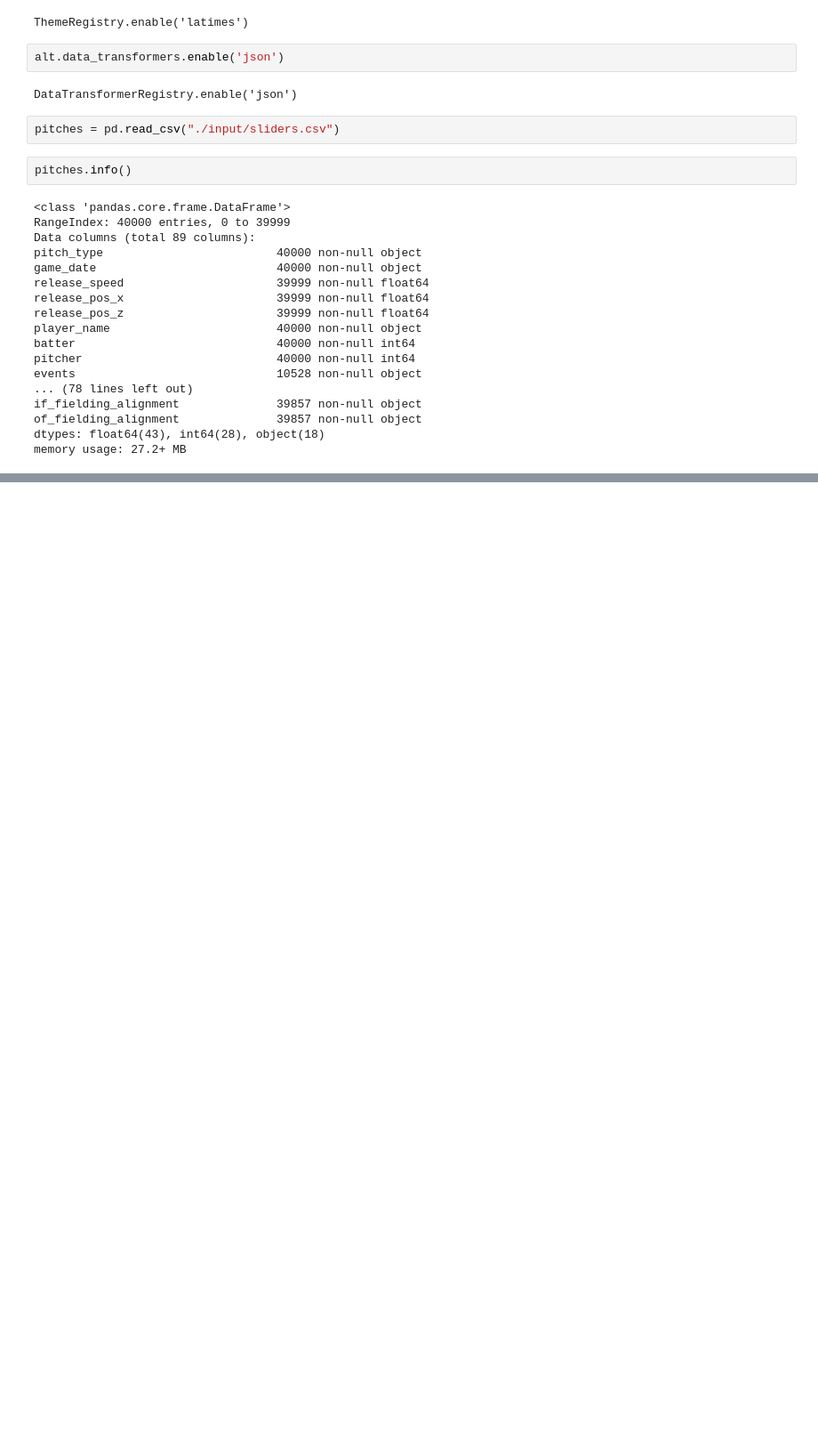
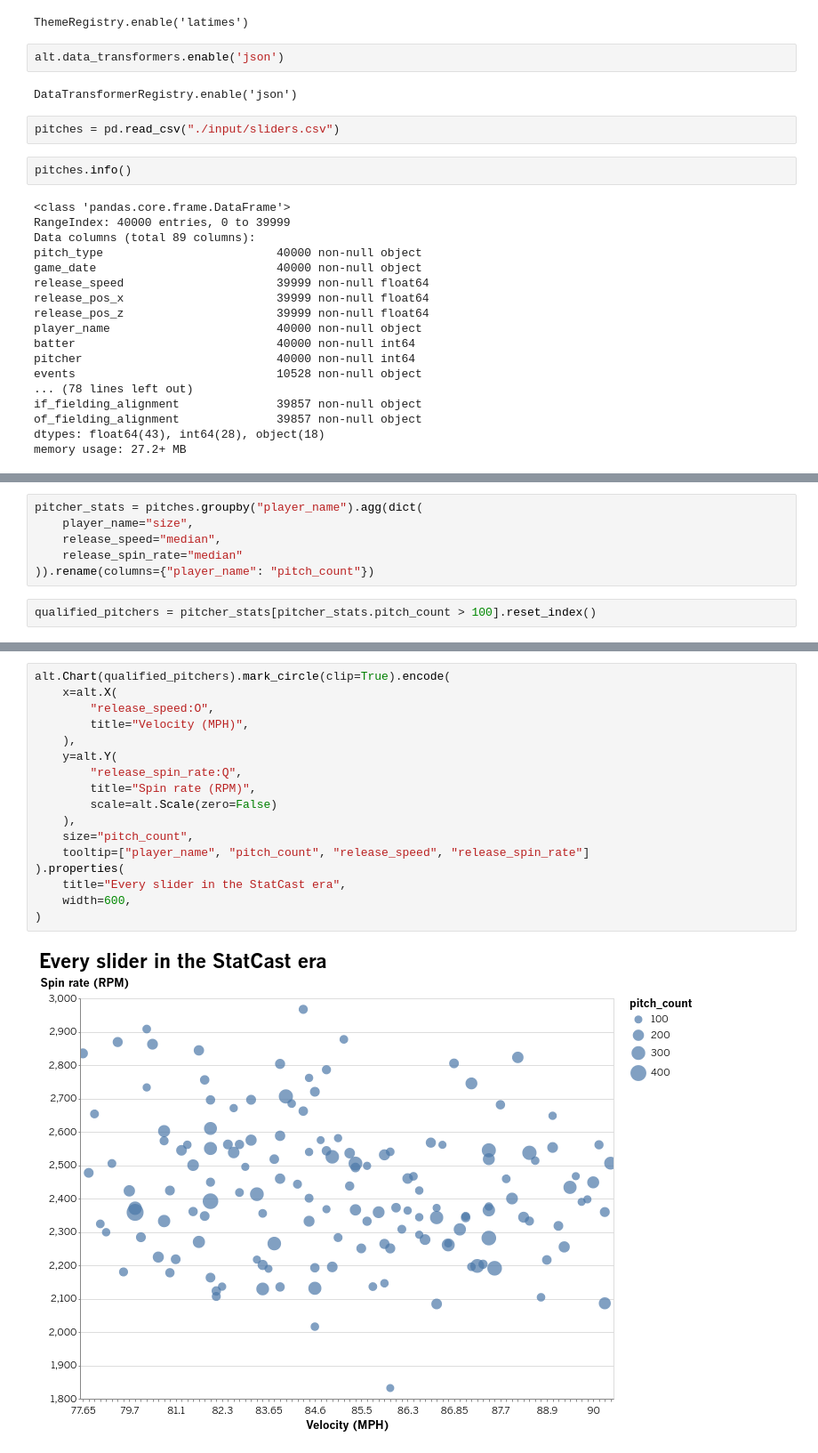
Before and after one commit to palewire/baseball-notebooks, a Jupyter notebook: sale-pitches.ipynb, the cells around one changed output, grey strips where cells are left out. Shown at 89% size. Drawn from its saved outputs; the diff is of its cells as text; blank space fills up the shorter version.

```diff
--- a/sale-pitches.ipynb
+++ b/sale-pitches.ipynb
@@ -112,0 +57,8 @@ dots2 = alt.Chart(analysis_set[analysis_set.player_name == 'Chris Sale']).mark_c
+# %%
+pitcher_stats = pitches.groupby("player_name").agg(dict(
+    player_name="size",
+    release_speed="median",
+    release_spin_rate="median"
+)).rename(columns={"player_name": "pitch_count"})
+# %%
+qualified_pitchers = pitcher_stats[pitcher_stats.pitch_count > 100].reset_index()
@@ -112,0 +83,19 @@ dots2 = alt.Chart(analysis_set[analysis_set.player_name == 'Chris Sale']).mark_c
+# %%
+alt.Chart(qualified_pitchers).mark_circle(clip=True).encode(
+    x=alt.X(
+        "release_speed:O",
+        title="Velocity (MPH)",
+    ),
+    y=alt.Y(
+        "release_spin_rate:Q",
+        title="Spin rate (RPM)",
+        scale=alt.Scale(zero=False)
+    ),
+    size="pitch_count",
+    tooltip=["player_name", "pitch_count", "release_speed", "release_spin_rate"]
+).properties(
+    title="Every slider in the StatCast era",
+    width=600,
+)
+# %% [output]
+[figure, added]
```
Also changed, not shown: parts of 10 cells of this notebook, 12 other files.
